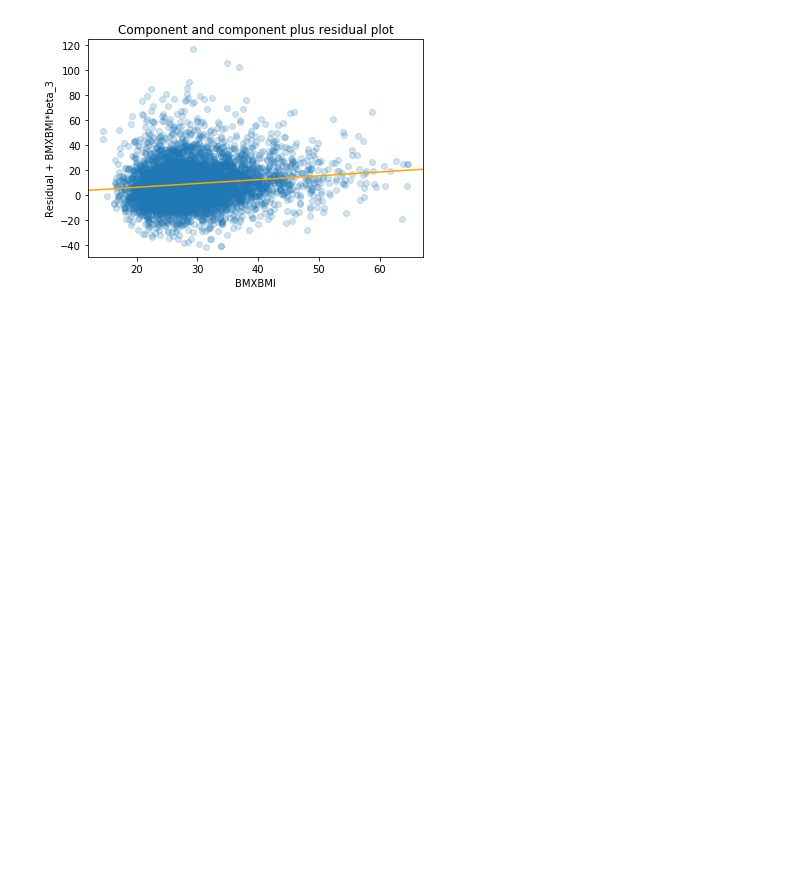
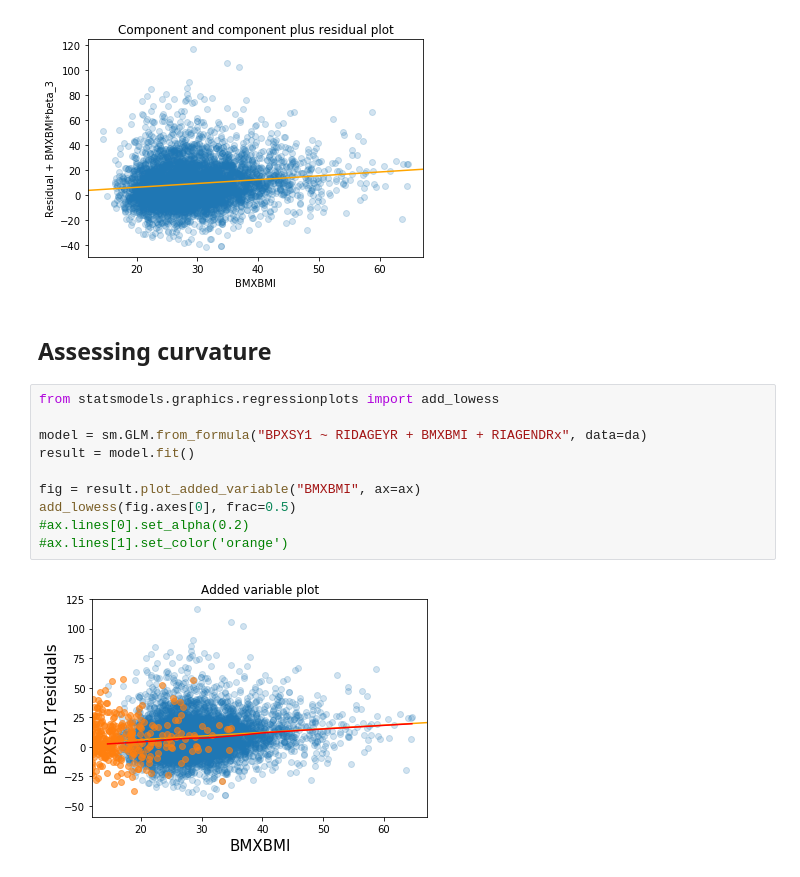
Before and after one commit to Plancks-Constant/cscar-basic-regression, a Jupyter notebook: nhanes.ipynb, the cells around one changed output. Cells and saved outputs as stored; diff of their text form; blank space fills up the shorter version.

```diff
--- a/nhanes.ipynb
+++ b/nhanes.ipynb
@@ -611,3 +611,17 @@ ax.lines[0].set_alpha(0.2)
 ax.lines[1].set_color('orange')
 # %% [output]
 [figure]
+# %% [markdown]
+## Assessing curvature
+# %%
+from statsmodels.graphics.regressionplots import add_lowess
+
+model = sm.GLM.from_formula("BPXSY1 ~ RIDAGEYR + BMXBMI + RIAGENDRx", data=da)
+result = model.fit()
+
+fig = result.plot_added_variable("BMXBMI", ax=ax)
+add_lowess(fig.axes[0], frac=0.5)
+#ax.lines[0].set_alpha(0.2)
+#ax.lines[1].set_color('orange')
+# %% [output]
+[figure, added]
```
Also changed, not shown: parts of 6 cells of this notebook.
